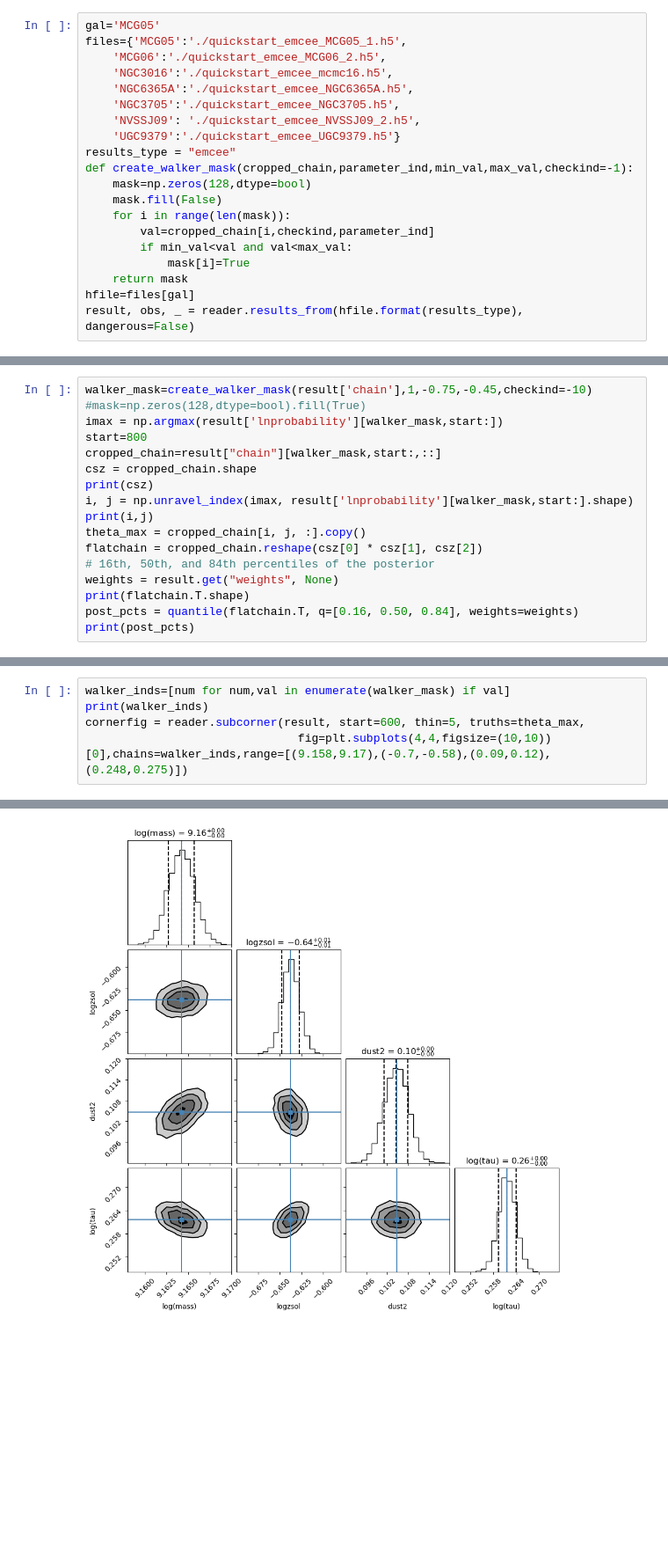
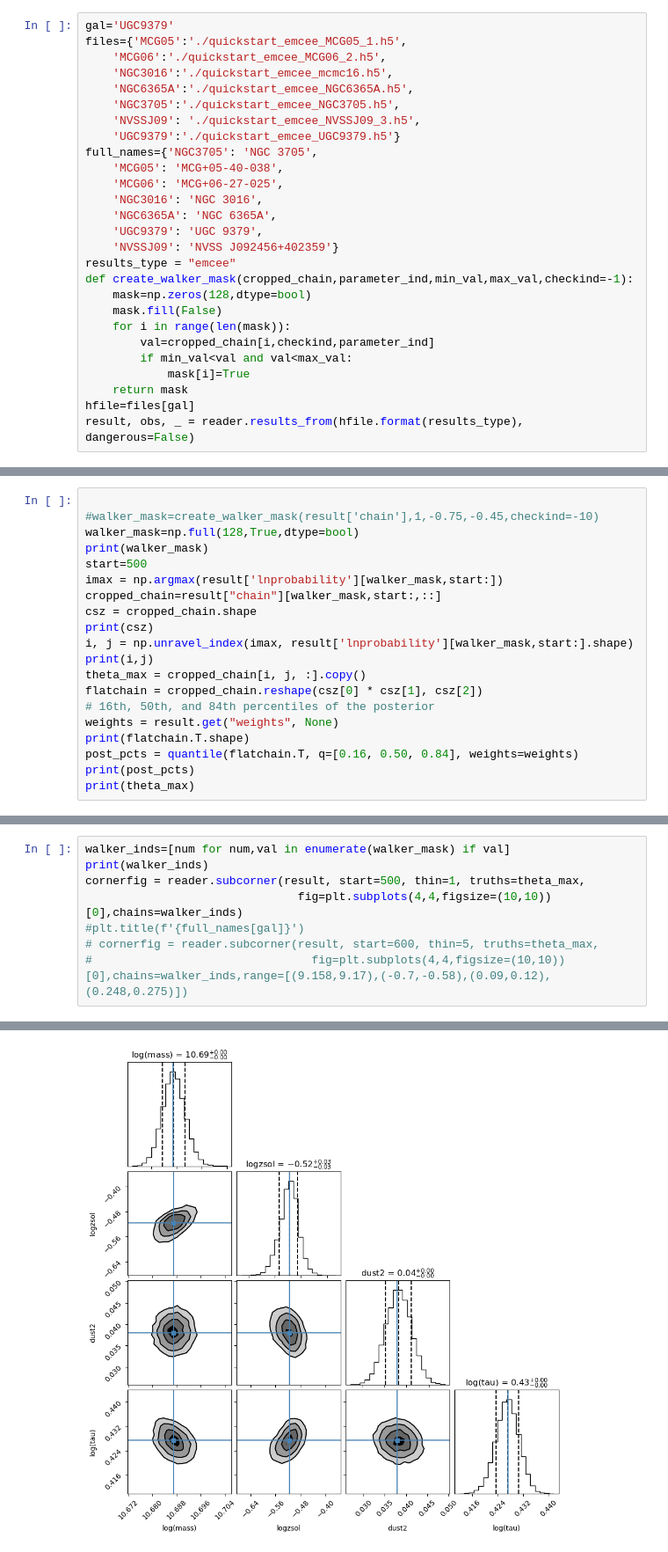
Before and after one commit to gregorycorcoran/Astro-Data, a Jupyter notebook: Prospect_Results.ipynb, the cells around one changed output, grey strips where cells are left out. Shown at 88% size. Drawn from its saved outputs; the diff is of its cells as text; blank space fills up the shorter version.

```diff
--- a/Prospect_Results.ipynb
+++ b/Prospect_Results.ipynb
@@ -21,12 +19,19 @@ from prospect.plotting.corner import quantile
 # %%
-gal='MCG05'
+gal='UGC9379'
 files={'MCG05':'./quickstart_emcee_MCG05_1.h5',
     'MCG06':'./quickstart_emcee_MCG06_2.h5',
     'NGC3016':'./quickstart_emcee_mcmc16.h5',
     'NGC6365A':'./quickstart_emcee_NGC6365A.h5',
     'NGC3705':'./quickstart_emcee_NGC3705.h5',
-    'NVSSJ09': './quickstart_emcee_NVSSJ09_2.h5',
+    'NVSSJ09': './quickstart_emcee_NVSSJ09_3.h5',
     'UGC9379':'./quickstart_emcee_UGC9379.h5'}
+full_names={'NGC3705': 'NGC 3705',
+    'MCG05': 'MCG+05-40-038',
+    'MCG06': 'MCG+06-27-025',
+    'NGC3016': 'NGC 3016',
+    'NGC6365A': 'NGC 6365A',
+    'UGC9379': 'UGC 9379',
+    'NVSSJ09': 'NVSS J092456+402359'}
 results_type = "emcee"
 def create_walker_mask(cropped_chain,parameter_ind,min_val,max_val,checkind=-1):
     mask=np.zeros(128,dtype=bool)
@@ -47,8 +52,10 @@ tfig = reader.traceplot(result)
 # %%
-walker_mask=create_walker_mask(result['chain'],1,-0.75,-0.45,checkind=-10)
-#mask=np.zeros(128,dtype=bool).fill(True)
+
+#walker_mask=create_walker_mask(result['chain'],1,-0.75,-0.45,checkind=-10)
+walker_mask=np.full(128,True,dtype=bool)
+print(walker_mask)
+start=500
 imax = np.argmax(result['lnprobability'][walker_mask,start:])
-start=800
 cropped_chain=result["chain"][walker_mask,start:,::]
 csz = cropped_chain.shape
 print(csz)
@@ -61,4 +68,5 @@ weights = result.get("weights", None)
 print(flatchain.T.shape)
 post_pcts = quantile(flatchain.T, q=[0.16, 0.50, 0.84], weights=weights)
 print(post_pcts)
+print(theta_max)
 # %% [output]
@@ -72,6 +92,9 @@ print(post_pcts)
 # %%
 walker_inds=[num for num,val in enumerate(walker_mask) if val]
 print(walker_inds)
-cornerfig = reader.subcorner(result, start=600, thin=5, truths=theta_max,
-                               fig=plt.subplots(4,4,figsize=(10,10))[0],chains=walker_inds,range=[(9.158,9.17),(-0.7,-0.58),(0.09,0.12),(0.248,0.275)])
+cornerfig = reader.subcorner(result, start=500, thin=1, truths=theta_max,
+                               fig=plt.subplots(4,4,figsize=(10,10))[0],chains=walker_inds)
+#plt.title(f'{full_names[gal]}')
+# cornerfig = reader.subcorner(result, start=600, thin=5, truths=theta_max,
+#                                fig=plt.subplots(4,4,figsize=(10,10))[0],chains=walker_inds,range=[(9.158,9.17),(-0.7,-0.58),(0.09,0.12),(0.248,0.275)])
 # %% [output]
@@ -79 +102 @@ cornerfig = reader.subcorner(result, start=600, thin=5, truths=theta_max,
-[figure, old version]
+[figure, new version]
```
Also changed, not shown: parts of 10 cells of this notebook, 28 other files.
